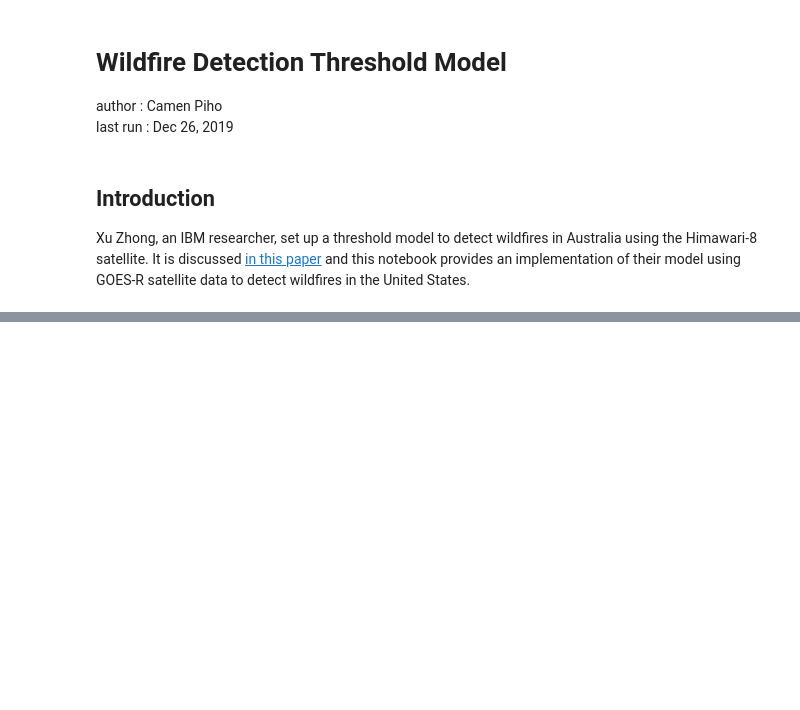
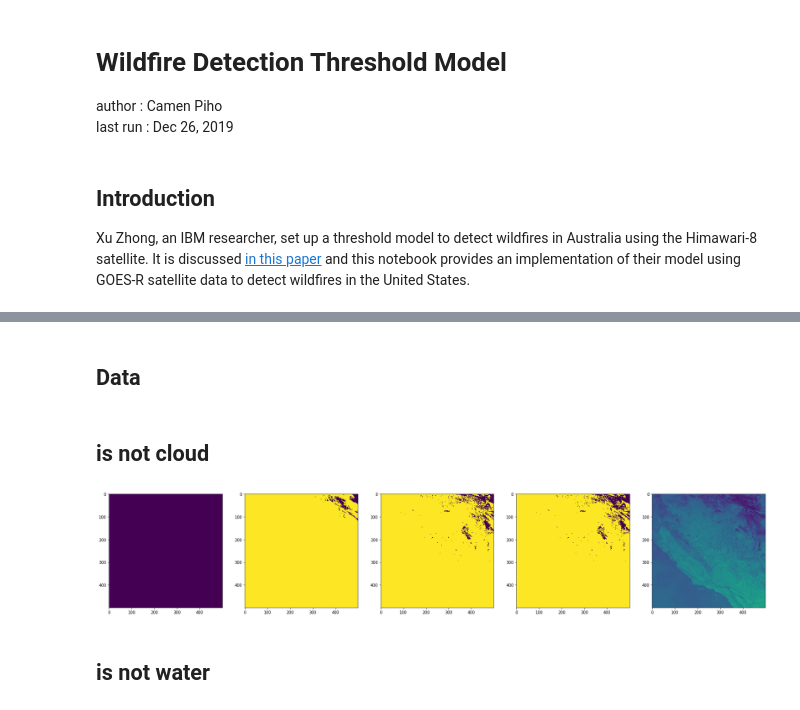
Before and after one commit to joyprojects/wildfire, a Jupyter notebook: documentation/notebooks/wildfire_detection_threshold.ipynb, the cells around one changed output, grey strips where cells are left out. Cells and saved outputs as stored; diff of their text form; code cells hidden in the pictures; blank space fills up the shorter version.

```diff
--- a/documentation/notebooks/wildfire_detection_threshold.ipynb
+++ b/documentation/notebooks/wildfire_detection_threshold.ipynb
@@ -284,0 +18,2 @@ array([[False, False, False, ..., False, False, False],
+# %% [markdown]
+## Data
@@ -284,0 +62,51 @@ array([[False, False, False, ..., False, False, False],
+# %% [markdown]
+## is not cloud
+# %%
+def is_not_cloud_1(band_2, band_3, band_15):
+    band_2 = band_2.dataset.reflectance_factor.data[::4, ::4]
+    band_3 = band_3.dataset.reflectance_factor.data[::2, ::2]
+    band_15 = band_15.dataset.brightness_temperature.data
+    return (
+        ((band_2 + band_3) < 1.2)
+    )
+
+def is_not_cloud_2(band_2, band_3, band_15):
+    band_2 = band_2.dataset.reflectance_factor.data[::4, ::4]
+    band_3 = band_3.dataset.reflectance_factor.data[::2, ::2]
+    band_15 = band_15.dataset.brightness_temperature.data
+    return (
+        (band_15 > 265)
+    )
+
+def is_not_cloud_3(band_2, band_3, band_15):
+    band_2 = band_2.dataset.reflectance_factor.data[::4, ::4]
+    band_3 = band_3.dataset.reflectance_factor.data[::2, ::2]
+    band_15 = band_15.dataset.brightness_temperature.data
+    return (
+        ((band_2 + band_3) < 0.5) | (band_15 > 285)
+    )
+
+
+def is_not_cloud(band_2, band_3, band_15):
+    return (
+        is_not_cloud_1(band_2, band_3, band_15) &
+        is_not_cloud_2(band_2, band_3, band_15) &
+        is_not_cloud_3(band_2, band_3, band_15)
+    )
+# %%
+t = goes_scan_3
+
+fig, axes = plt.subplots(ncols=5, figsize=(30, 20))
+axes[0].imshow(is_not_cloud_1(t.band_2, t.band_3, t.band_15))
+axes[1].imshow(is_not_cloud_2(t.band_2, t.band_3, t.band_15))
+axes[2].imshow(is_not_cloud_3(t.band_2, t.band_3, t.band_15))
+axes[3].imshow(
+    is_not_cloud_1(t.band_2, t.band_3, t.band_15) &
+    is_not_cloud_2(t.band_2, t.band_3, t.band_15) &
+    is_not_cloud_3(t.band_2, t.band_3, t.band_15)
+)
+axes[4].imshow(t.band_7.dataset.brightness_temperature);
+# %% [output]
+[figure, added]
+# %% [markdown]
+## is not water
```
Also changed, not shown: parts of 37 cells of this notebook, 2 other files.
